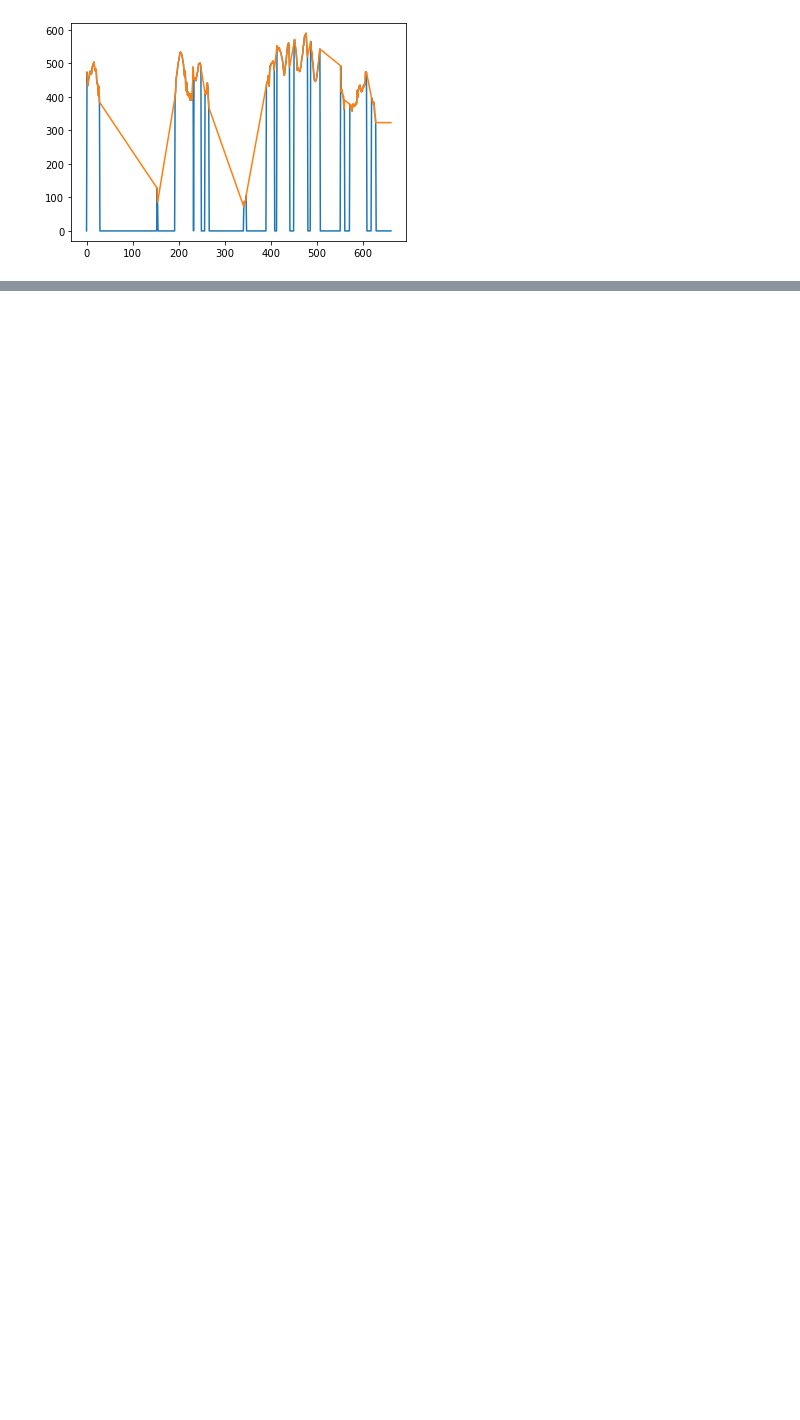
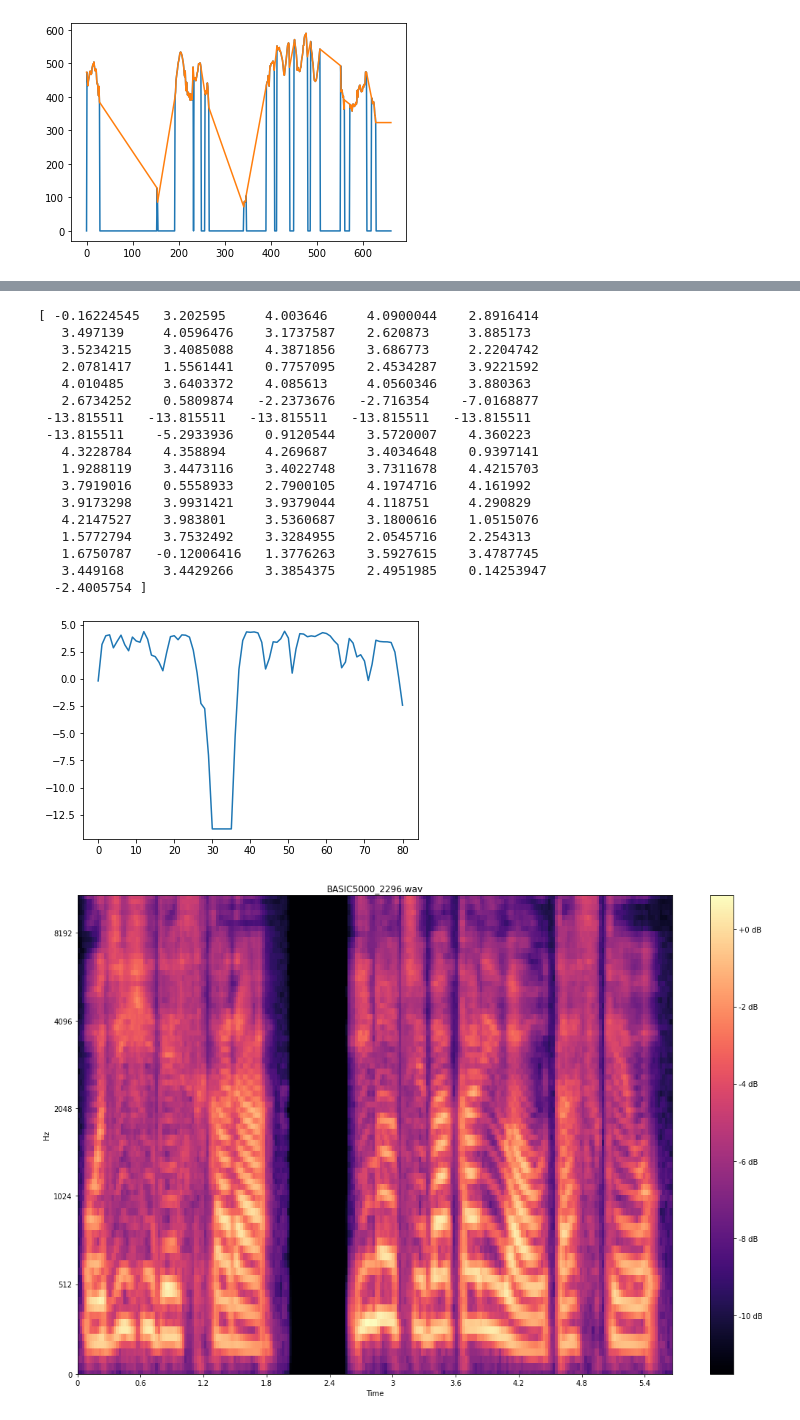
Before and after one commit to YutoNishimura-v2/my_NAR-S2S-VC, a Jupyter notebook: mel_check.ipynb, the cells around one changed output, grey strips where cells are left out. Drawn from its saved outputs; the diff is of its cells as text; code cells hidden in the pictures; blank space fills up the shorter version.

```diff
--- a/mel_check.ipynb
+++ b/mel_check.ipynb
@@ -449,0 +517,47 @@ array([ 0.9457791 ,  2.5631628 ,  3.2986736 ,  3.3496633 ,  3.3106089 ,
+# %%
+input_wav_path = "./BASIC5000_2296.wav"
+# input_wav_path = "./pre_voice/JSUT_JSSS/JSSS/BASIC5000_2296.wav"
+
+p_config = yaml.load(
+        open("./config/jsut_jsss_jvs/preprocess.yaml", "r", encoding='utf-8'), Loader=yaml.FullLoader
+    )
+
+STFT = Audio.stft.TacotronSTFT(
+        p_config["preprocessing"]["stft"]["filter_length"],
+        p_config["preprocessing"]["stft"]["hop_length"],
+        p_config["preprocessing"]["stft"]["win_length"],
+        20,  # config["preprocessing"]["mel"]["n_mel_channels"]のところ.
+        p_config["preprocessing"]["audio"]["sampling_rate"],
+        p_config["preprocessing"]["mel"]["mel_fmin"],
+        p_config["preprocessing"]["mel"]["mel_fmax"],
+    )
+reduction_factor = 3
+source_wav, _ = librosa.load(
+    input_wav_path, sr=p_config["preprocessing"]["audio"]["sampling_rate"])
+source_mel, energy = Audio.tools.get_mel_from_wav(source_wav, STFT)
+source_mel = reduction(source_mel, reduction_factor)
+energy = reduction(energy, reduction_factor)
+
+print(np.log(energy+1e-6))
+plt.plot(np.log(energy+1e-6))
+plot_mels(wav_paths=[input_wav_path], config=p_config)
+# %% [output]
+[ -0.16224545   3.202595     4.003646     4.0900044    2.8916414
+   3.497139     4.0596476    3.1737587    2.620873     3.885173
+   3.5234215    3.4085088    4.3871856    3.686773     2.2204742
+   2.0781417    1.5561441    0.7757095    2.4534287    3.9221592
+   4.010485     3.6403372    4.085613     4.0560346    3.880363
+   2.6734252    0.5809874   -2.2373676   -2.716354    -7.0168877
+ -13.815511   -13.815511   -13.815511   -13.815511   -13.815511
+ -13.815511    -5.2933936    0.9120544    3.5720007    4.360223
+   4.3228784    4.358894     4.269687     3.4034648    0.9397141
+   1.9288119    3.4473116    3.4022748    3.7311678    4.4215703
+   3.7919016    0.5558933    2.7900105    4.1974716    4.161992
+   3.9173298    3.9931421    3.9379044    4.118751     4.290829
+   4.2147527    3.983801     3.5360687    3.1800616    1.0515076
+   1.5772794    3.7532492    3.3284955    2.0545716    2.254313
+   1.6750787   -0.12006416   1.3776263    3.5927615    3.4787745
+   3.449168     3.4429266    3.3854375    2.4951985    0.14253947
+  -2.4005754 ]
+[figure, added]
+[figure, added]
```
Also changed, not shown: parts of 5 cells of this notebook, 9 other files.
